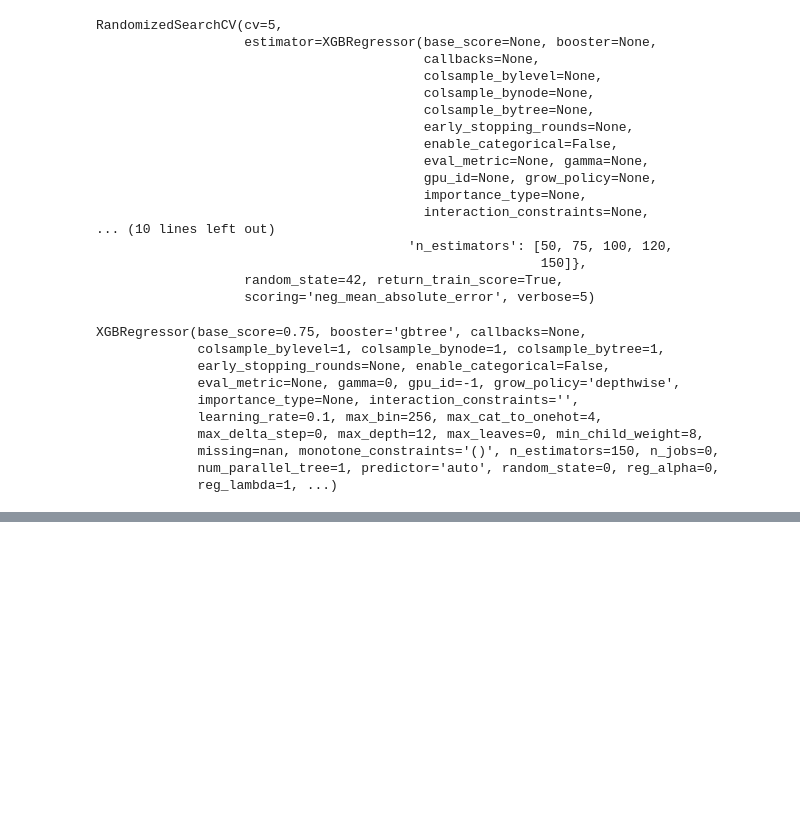
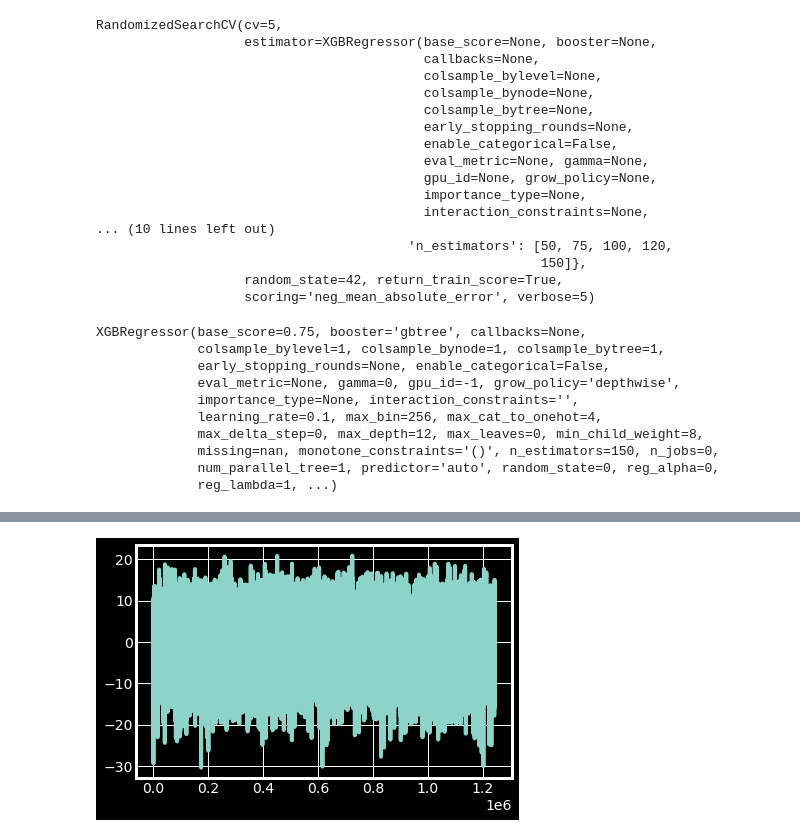
Before and after one commit to sonalS2210/mechademy-hiring-challenge, a Jupyter notebook: data_enegineering.ipynb, the cells around one changed output, grey strips where cells are left out. Drawn from its saved outputs; the diff is of its cells as text; code cells hidden in the pictures; blank space fills up the shorter version.

```diff
--- a/data_enegineering.ipynb
+++ b/data_enegineering.ipynb
@@ -876,0 +923,2 @@ XGBRegressor(base_score=0.75, booster='gbtree', callbacks=None,
+# %%
+y_test_pred = regressor.predict(X_test)
@@ -876,0 +940,6 @@ XGBRegressor(base_score=0.75, booster='gbtree', callbacks=None,
+# %%
+perc_error_test = (y_test.values - y_test_pred)/y_test.values*100
+plt.plot(perc_error_test)
+plt.show()
+# %% [output]
+[figure, added]
```
Also changed, not shown: parts of 12 cells of this notebook.
